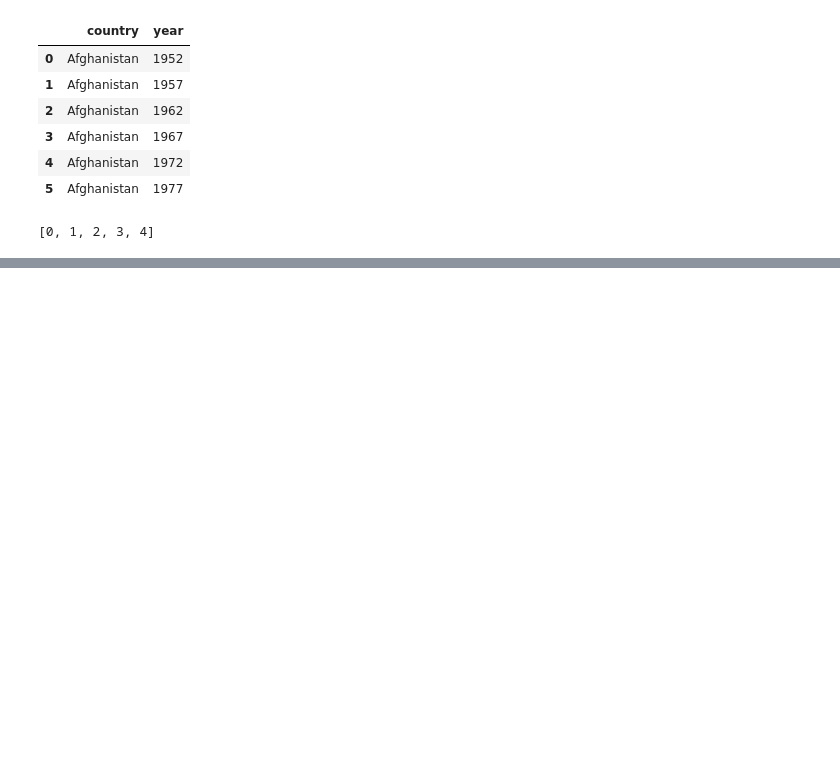
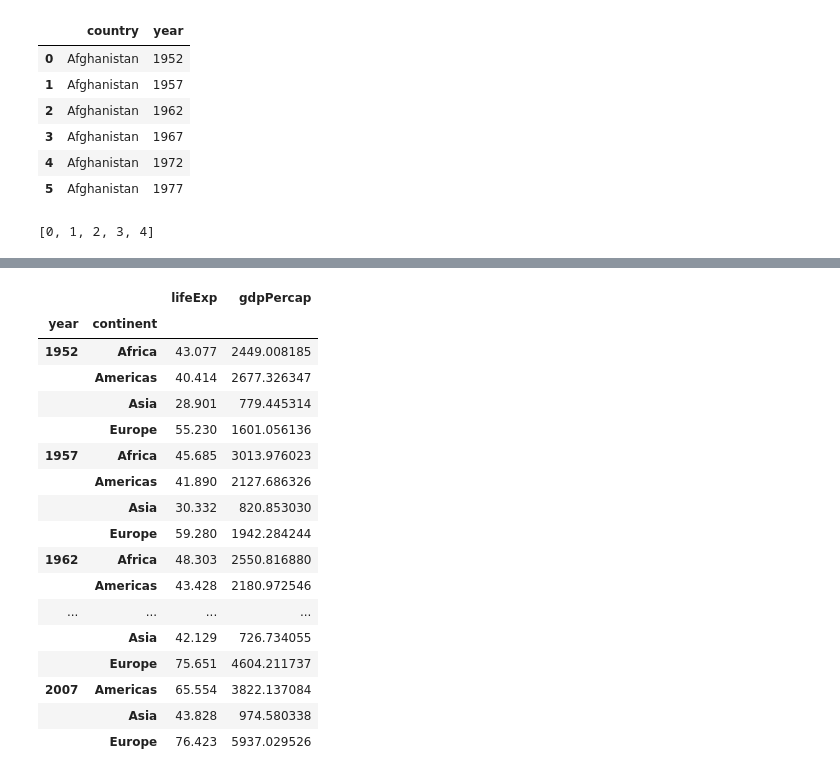
Before and after one commit to Data-Science-UCU-Chapter/KATUMBA-HARRY, a Jupyter notebook: first.ipynb, the cells around one changed output, grey strips where cells are left out. Saved outputs shown, nothing was run; the diff lists cells and outputs as text; code cells hidden in the pictures; blank space fills up the shorter version.

```diff
--- a/first.ipynb
+++ b/first.ipynb
@@ -178,0 +234,22 @@ range1
+# %%
+group2 = df.groupby(['year','continent'])[['lifeExp','gdpPercap']].mean()
+group2
+# %% [output]
+|  |  | lifeExp | gdpPercap |
+| year | continent |  |  |
+| 1952 | Africa | 43.077 | 2449.008185 |
+|  | Americas | 40.414 | 2677.326347 |
+|  | Asia | 28.901 | 779.445314 |
+|  | Europe | 55.230 | 1601.056136 |
+| 1957 | Africa | 45.685 | 3013.976023 |
+|  | Americas | 41.890 | 2127.686326 |
+|  | Asia | 30.332 | 820.853030 |
+|  | Europe | 59.280 | 1942.284244 |
+| 1962 | Africa | 48.303 | 2550.816880 |
+|  | Americas | 43.428 | 2180.972546 |
+| ... | ... | ... | ... |
+|  | Asia | 42.129 | 726.734055 |
+|  | Europe | 75.651 | 4604.211737 |
+| 2007 | Americas | 65.554 | 3822.137084 |
+|  | Asia | 43.828 | 974.580338 |
+|  | Europe | 76.423 | 5937.029526 |
```
Also changed, not shown: parts of 10 cells of this notebook.
